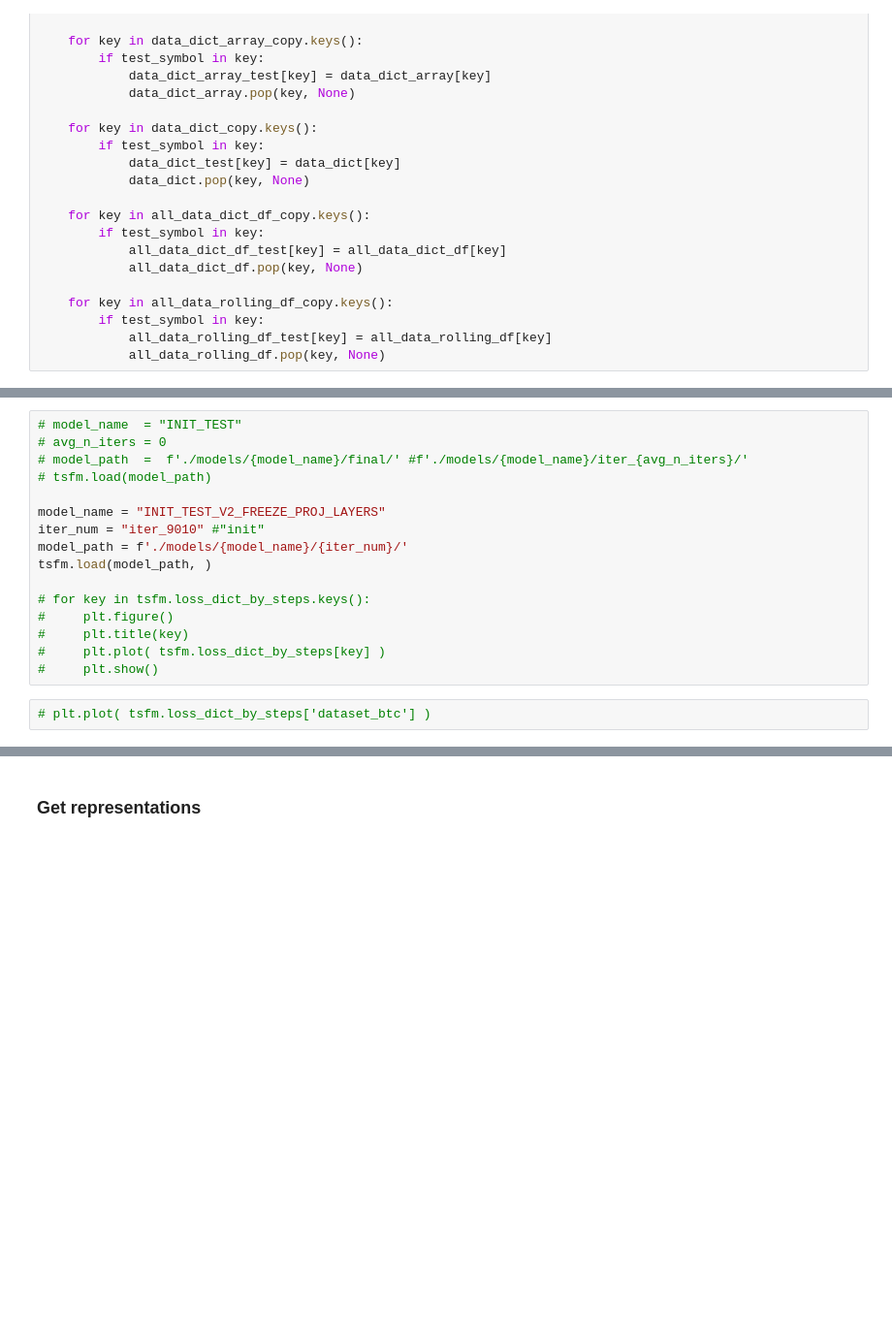
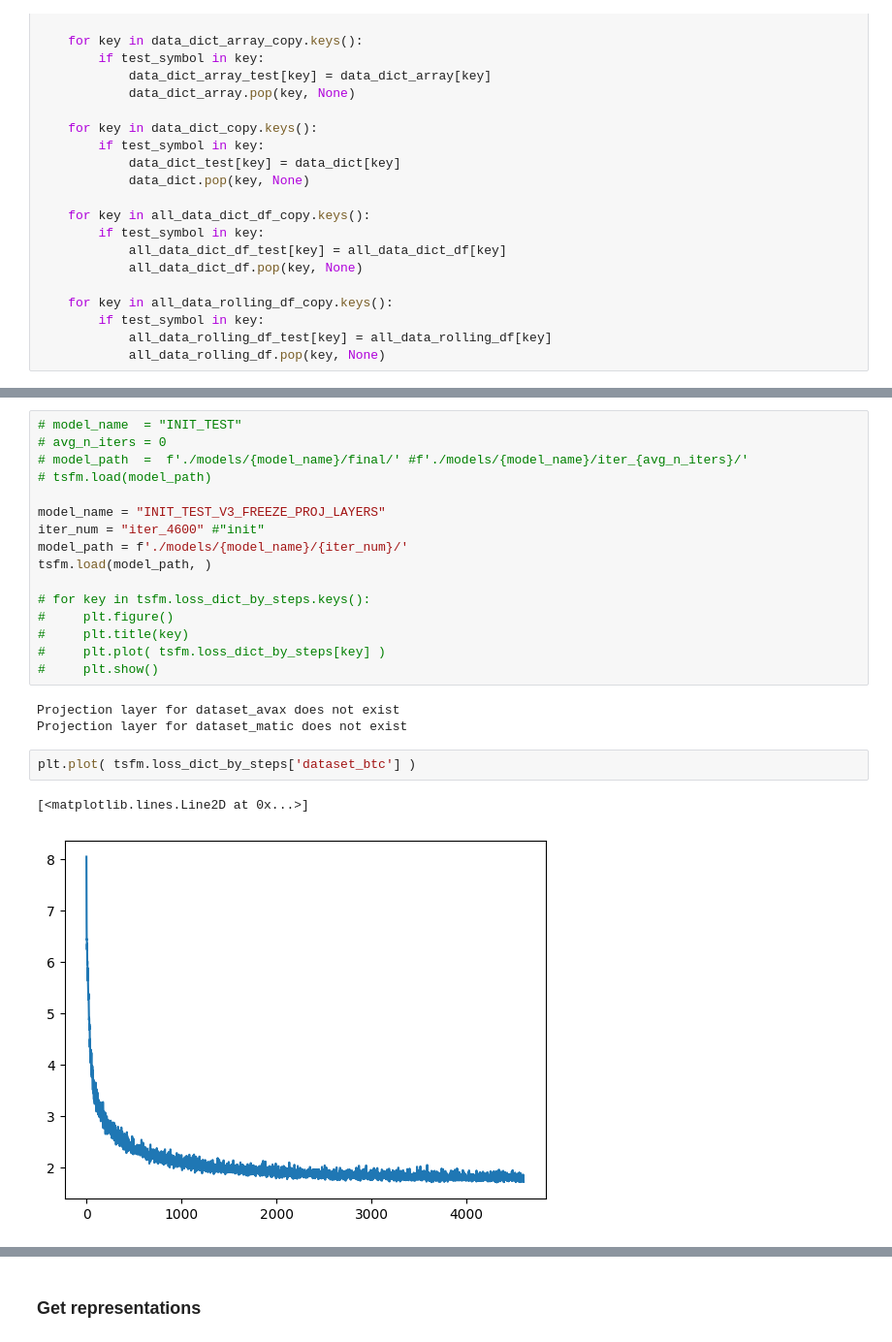
Before and after one commit to ajaye2/TS-FM, a Jupyter notebook: experiments.ipynb, the cells around one changed output, grey strips where cells are left out. Shown: that part at 97% size. Saved outputs shown, nothing was run; the diff lists cells and outputs as text; blank space fills up the shorter version.

```diff
--- a/experiments.ipynb
+++ b/experiments.ipynb
@@ -398,8 +380,8 @@ Estimated Total Size (MB): 1700.51
 # model_path  =  f'./models/{model_name}/final/' #f'./models/{model_name}/iter_{avg_n_iters}/'
 # tsfm.load(model_path)
 
-model_name = "INIT_TEST_V2_FREEZE_PROJ_LAYERS"
-iter_num = "iter_9010" #"init"
+model_name = "INIT_TEST_V3_FREEZE_PROJ_LAYERS"
+iter_num = "iter_4600" #"init"
 model_path = f'./models/{model_name}/{iter_num}/'
 tsfm.load(model_path, )
 
@@ -408,8 +390,14 @@ tsfm.load(model_path, )
 #     plt.title(key)
 #     plt.plot( tsfm.loss_dict_by_steps[key] )
 #     plt.show()
+# %% [output]
+Projection layer for dataset_avax does not exist
+Projection layer for dataset_matic does not exist
 # %%
-# plt.plot( tsfm.loss_dict_by_steps['dataset_btc'] )
+plt.plot( tsfm.loss_dict_by_steps['dataset_btc'] )
+# %% [output]
+[<matplotlib.lines.Line2D at 0x...>]
+[figure, added]
 # %%
 
 WARMUP_BATCH_SIZE = 512
```
Also changed, not shown: parts of 12 cells of this notebook, 1 other file.
